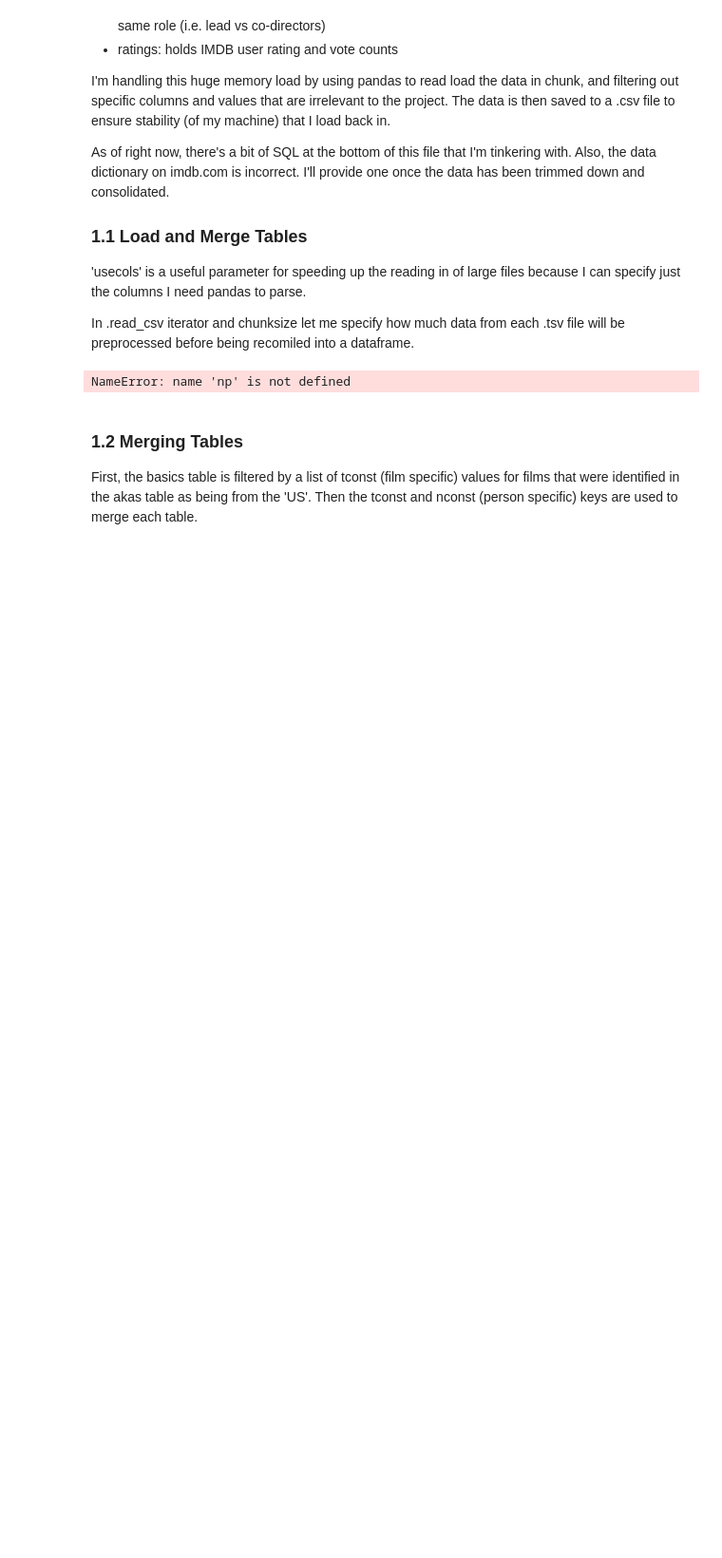
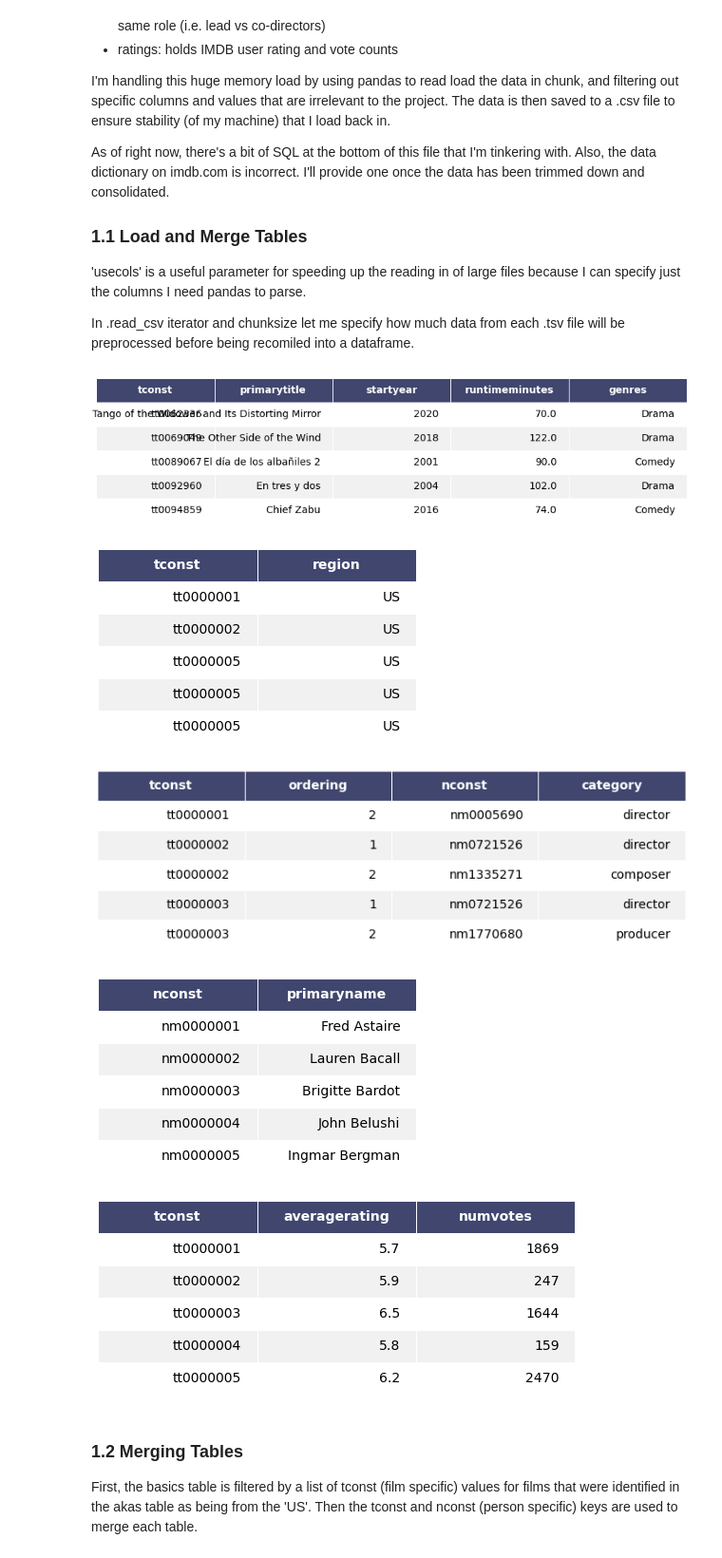
Before and after one commit to 333Kenji/IMDB_KMeans, a Jupyter notebook: Notebooks/KMeans.ipynb, the cells around one changed output. Shown at 95% size. Cells and saved outputs as stored; diff of their text form; code cells hidden in the pictures; blank space fills up the shorter version.

Commit message:
settled on a custom dataframe to img function

```diff
--- a/Notebooks/KMeans.ipynb
+++ b/Notebooks/KMeans.ipynb
@@ -123,12 +124,45 @@ names = pd.DataFrame(chunks(names_tsv,col_list))
 col_list = ['tconst','averageRating','numVotes']
 ratings_tsv = '../Data/tsv/ratings.tsv'
 ratings = pd.DataFrame(chunks(ratings_tsv,col_list))
+# %%
+def to_img(data, col_width=4.0, row_height=0.625, font_size=14,
+                     header_color='#40466e', row_colors=['#f1f1f2', 'w'], edge_color='w',
+                     bbox=[0, 0, 1, 1], header_columns=0,
+                     ax=None, **kwargs):
+    """
+    Summary: loads .tsv files in chunks, selecting specific features and filtering unnecessary values.
+        _
+    Args:
+        path (string): local address
+        cols (list): features to keep
+    Returns:
+       df_result (pd.DataFrame): preprocessed dataframe
+    """
+    if ax is None:
+        size = (np.array(data.shape[::-1]) + np.array([0, 1])) * np.array([col_width, row_height])
+        fig, ax = plt.subplots(figsize=size)
+        ax.axis('off')
+    mpl_table = ax.table(cellText=data.values, bbox=bbox, colLabels=data.columns, **kwargs)
+    mpl_table.auto_set_font_size(False)
+    mpl_table.set_fontsize(font_size)
+
+    for k, cell in mpl_table._cells.items():
+        cell.set_edgecolor(edge_color)
+        if k[0] == 0 or k[1] < header_columns:
+            cell.set_text_props(weight='bold', color='w')
+            cell.set_facecolor(header_color)
+        else:
+            cell.set_facecolor(row_colors[k[0]%len(row_colors) ])s
+    return ax.get_figure()
 # %%
-
-
 heads = [basics.head(), akas.head(), principals.head(), names.head(), ratings.head()]
-for head in heads:
-    fig = to_img(head, header_columns=0, col_width=2.5)
-    fig.savefig(f'../Images/01_data/head_{head}.jpg')
+table_names = ['basics','akas','principals','names','ratings']
+for head, name in zip(heads,table_names):
+    fig = to_img(head, header_columns=0, col_width=3)
+    fig.savefig(f'../Images/01_data/head_{name}.jpg')
 # %% [output]
-NameError: name 'np' is not defined
+[figure, added]
+[figure, added]
+[figure, added]
+[figure, added]
+[figure, added]
```
Also changed, not shown: parts of 3 cells of this notebook, 3 other files.
